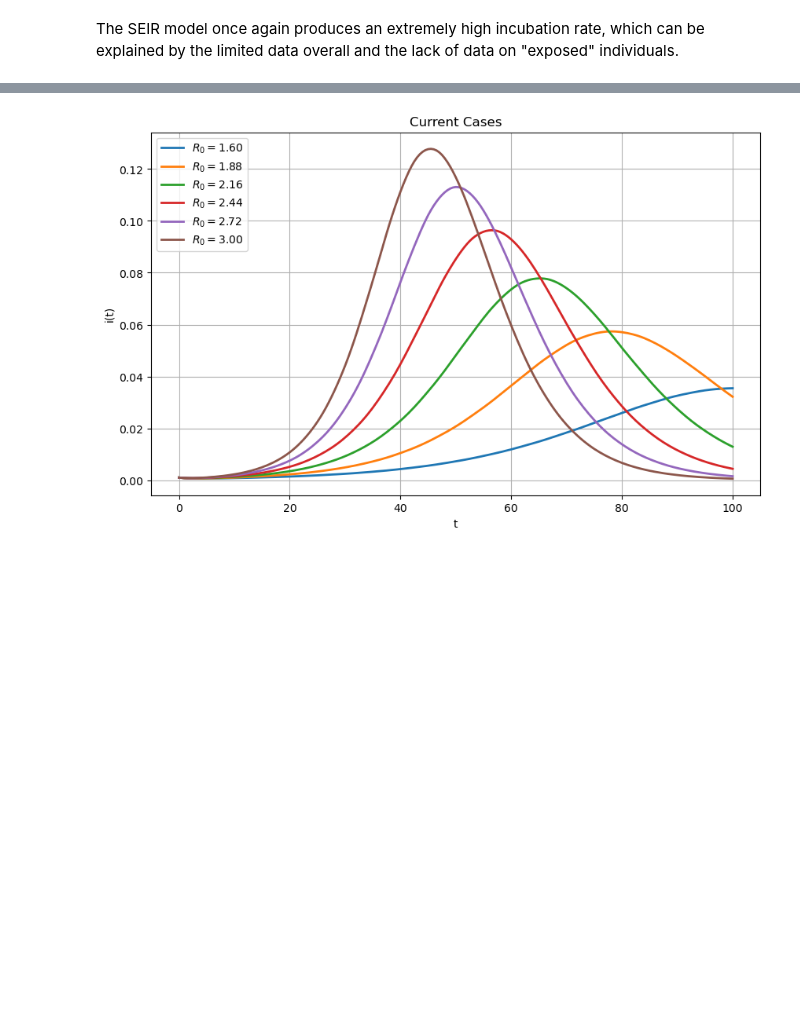
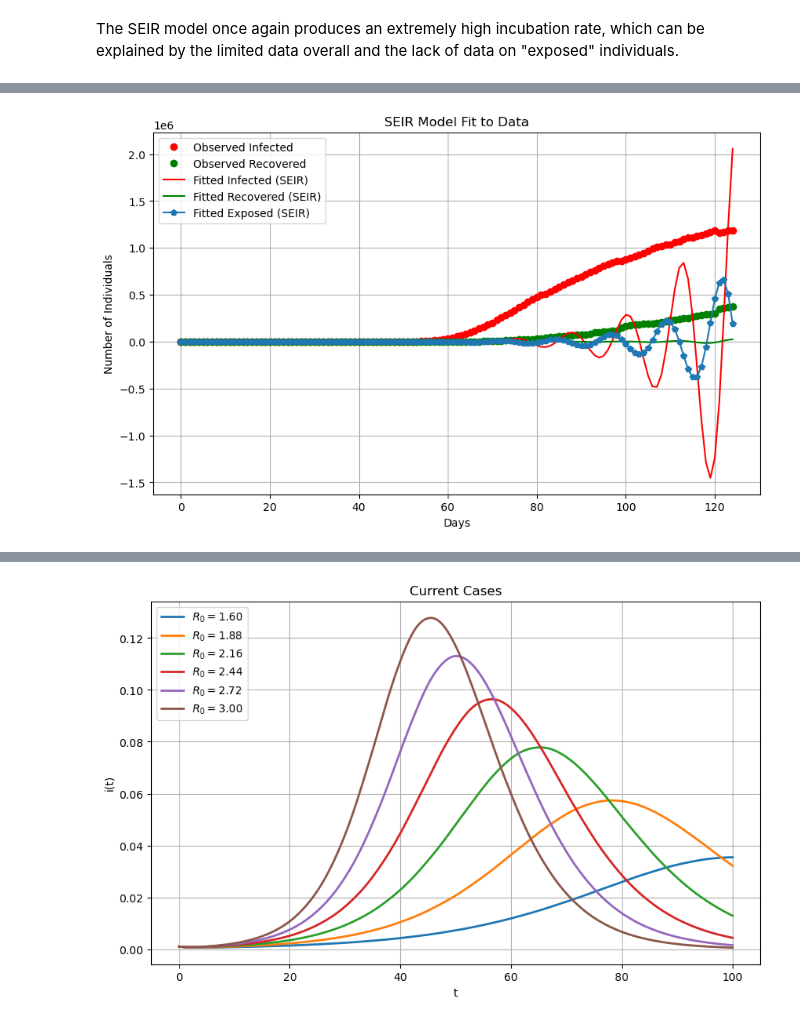
Before and after one commit to carlykiang/apma4300-disease-modeling, a Jupyter notebook: project.ipynb, the cells around one changed output, grey strips where cells are left out. Cells and saved outputs as stored; diff of their text form; code cells hidden in the pictures; blank space fills up the shorter version.

```diff
--- a/project.ipynb
+++ b/project.ipynb
@@ -1024,0 +1071,99 @@ The SEIR model once again produces an extremely high incubation rate, which can
+# %%
+# choose a region or global
+ts = country_daily.loc['US']
+
+# convert dates to integer days from start
+t0 = ts.index.min()
+first_day = 0
+last_day = 125 # max is 270
+t = numpy.array([(d - t0).days for d in ts.index])[first_day:last_day]
+
+# arrays for fitting
+C_cum = ts['C_cum'].values.astype(float)[first_day:last_day]
+I_cum = ts['I_cum'].values.astype(float)[first_day:last_day]
+R_cum = ts['R_cum'].values.astype(float)[first_day:last_day]
+D_cum = ts['D_cum'].values.astype(float)[first_day:last_day]
+
+# print("Confirmed cumulative: ")
+# print(C_cum)
+# print("Infected cumulative: ")
+# print(I_cum)
+# print("Recovered cumulative: ")
+# print(R_cum)
+# print("Death cumulative: ")
+# print(D_cum)
+
+# Ensure arrays are floats
+t_data = t.astype(float)
+I_data = I_cum.astype(float)
+R_data = R_cum.astype(float)
+
+
+# Population size
+N = 331_449_281
+
+
+# ----------------------------------------------------------------------
+# STEP 2: INITIAL CONDITIONS FROM FIRST ELEMENT IN ARRAYS
+# ----------------------------------------------------------------------
+I0 = float(I_data[first_day])
+R0 = float(R_data[first_day])
+E0 = 50                        # guessed exposed
+S0 = N - I0 - R0 - E0              # susceptible
+
+y0 = [S0, E0, I0, R0]
+print("Initial values:", y0)
+
+# ----------------------------------------------------------------------
+# STEP 4: ESTABLISH INITAL PARAMETER GUESSES
+# ----------------------------------------------------------------------
+beta0  = 0.5        # transmission rate estimate
+sigma0 = 1/5        # incubation rate ≈ 1/5 days
+gamma0 = 1/10       # recovery rate ≈ 1/10 days
+
+params0 = numpy.array([beta0, sigma0, gamma0])
+
+
+# ----------------------------------------------------------------------
+# STEP 5: SOLVE USING ROOTFINDING TECHNIQUE
+# ----------------------------------------------------------------------
+# solution = root(residual, params0, method='hybr')
+# cant use root, because we have 12 data points instead of 3
+# bounds = ([0, 0, 0], [numpy.inf, numpy.inf, numpy.inf])  # all params >= 0
+solution = least_squares(residual, params0, method='trf')
+
+beta_hat, sigma_hat, gamma_hat = solution.x
+
+print("\n==========================")
+print("Estimated SEIR Parameters")
+print("==========================")
+print("β (transmission)      =", beta_hat)
+print("σ (incubation rate)   =", sigma_hat)
+print("γ (recovery rate)     =", gamma_hat)
+print("--------------------------")
+print("Rootfinding success:", solution.success)
+print("Message:", solution.message)
+
+# -----------------------------
+# 6) Solve SEIR model with fitted parameters for plotting
+# -----------------------------
+S_fit, I_fit, E_fit, R_fit = solve_seir([beta_hat, sigma_hat, gamma_hat])
+
+# -----------------------------
+# 7) Plot results
+# -----------------------------
+plt.figure(figsize=(10,6))
+plt.plot(t_data, I_data, 'ro', label='Observed Infected')
+plt.plot(t_data, R_data, 'go', label='Observed Recovered')
+# plt.plot(t_data, S_data, 'bo', label='Observed Susceptible')
+plt.plot(t_data, I_fit, 'r-', label='Fitted Infected (SEIR)')
+plt.plot(t_data, R_fit, 'g-', label='Fitted Recovered (SEIR)')
+# plt.plot(t_data, S_fit, 'b-', label='Fitted Susceptible (SEIR)')
+plt.plot(t_data, E_fit, 'p-', label='Fitted Exposed (SEIR)')
+plt.xlabel('Days')
+plt.ylabel('Number of Individuals')
+plt.title('SEIR Model Fit to Data')
+plt.legend()
+plt.grid(True)
+plt.show()
+# %% [output]
@@ -1025 +1181,2 @@ The SEIR model once again produces an extremely high incubation rate, which can
+[figure, added]
 # %% [markdown]
```
Also changed, not shown: parts of 30 cells of this notebook, 1 other file.
